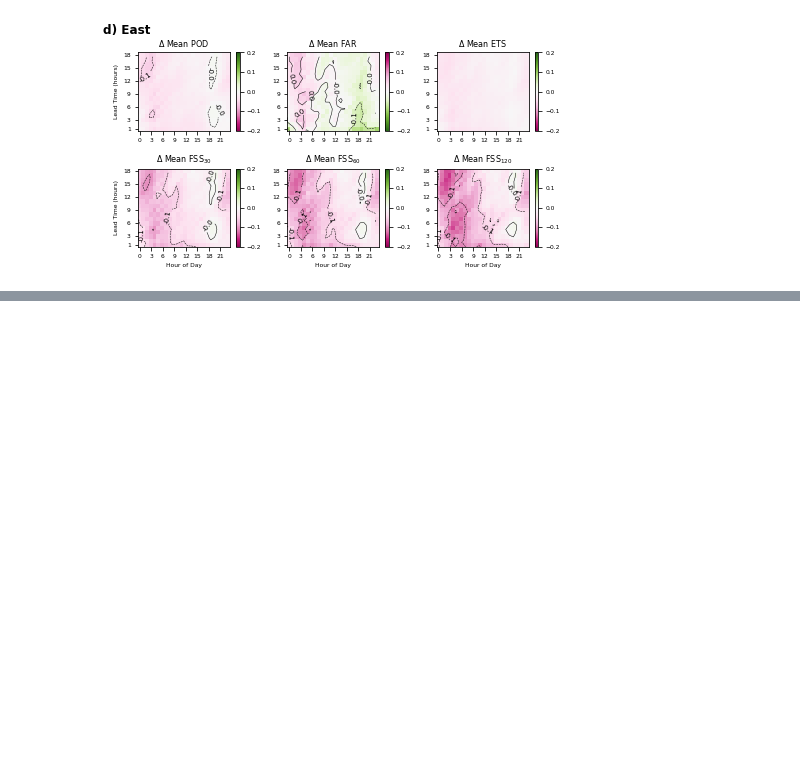
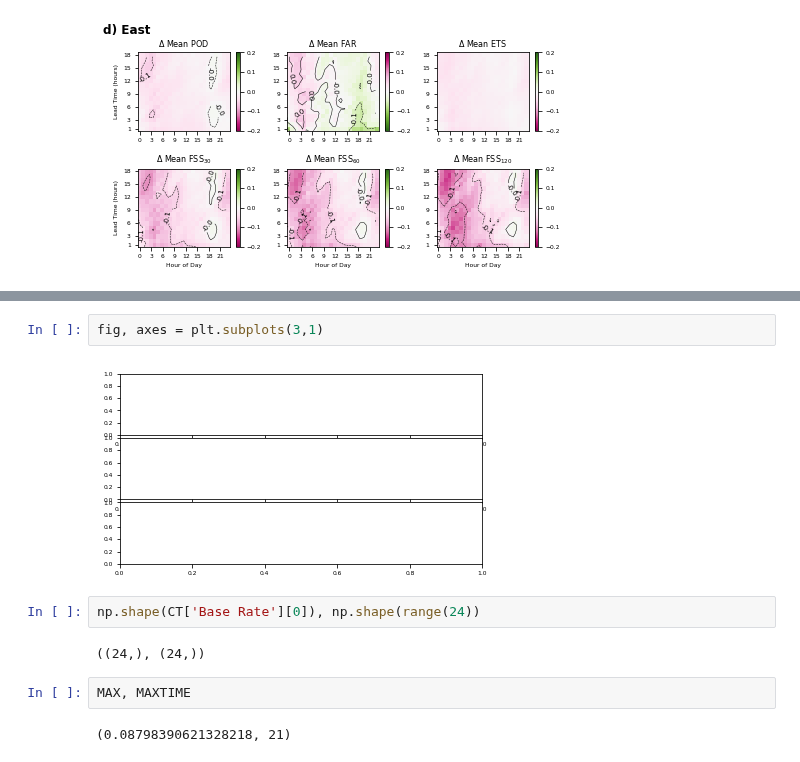
Before and after one commit to blaylockbk/pyBKB_v3, a Jupyter notebook: publications/GLM_HRRR/Fig-07_Hovmoller.ipynb, the cells around one changed output, grey strips where cells are left out. Saved outputs shown, nothing was run; the diff lists cells and outputs as text; blank space fills up the shorter version.

```diff
--- a/publications/GLM_HRRR/Fig-07_Hovmoller.ipynb
+++ b/publications/GLM_HRRR/Fig-07_Hovmoller.ipynb
@@ -428,0 +382,12 @@ plt.plot(CT['EVENTS'])
+# %%
+fig, axes = plt.subplots(3,1)
+# %% [output]
+[figure, added]
+# %%
+np.shape(CT['Base Rate'][0]), np.shape(range(24))
+# %% [output]
+((24,), (24,))
+# %%
+MAX, MAXTIME
+# %% [output]
+(0.08798390621328218, 21)
```
Also changed, not shown: parts of 14 cells of this notebook, 7 other files.
